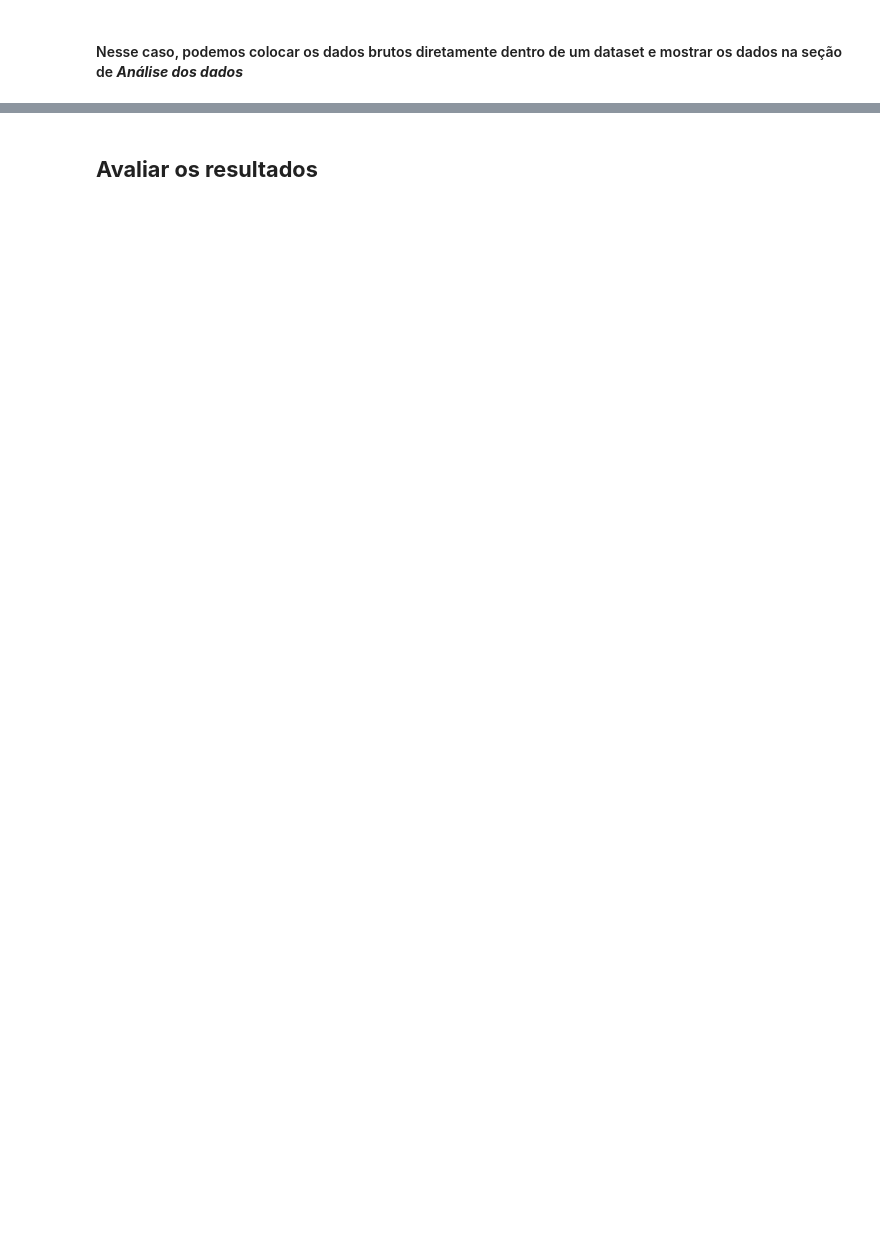
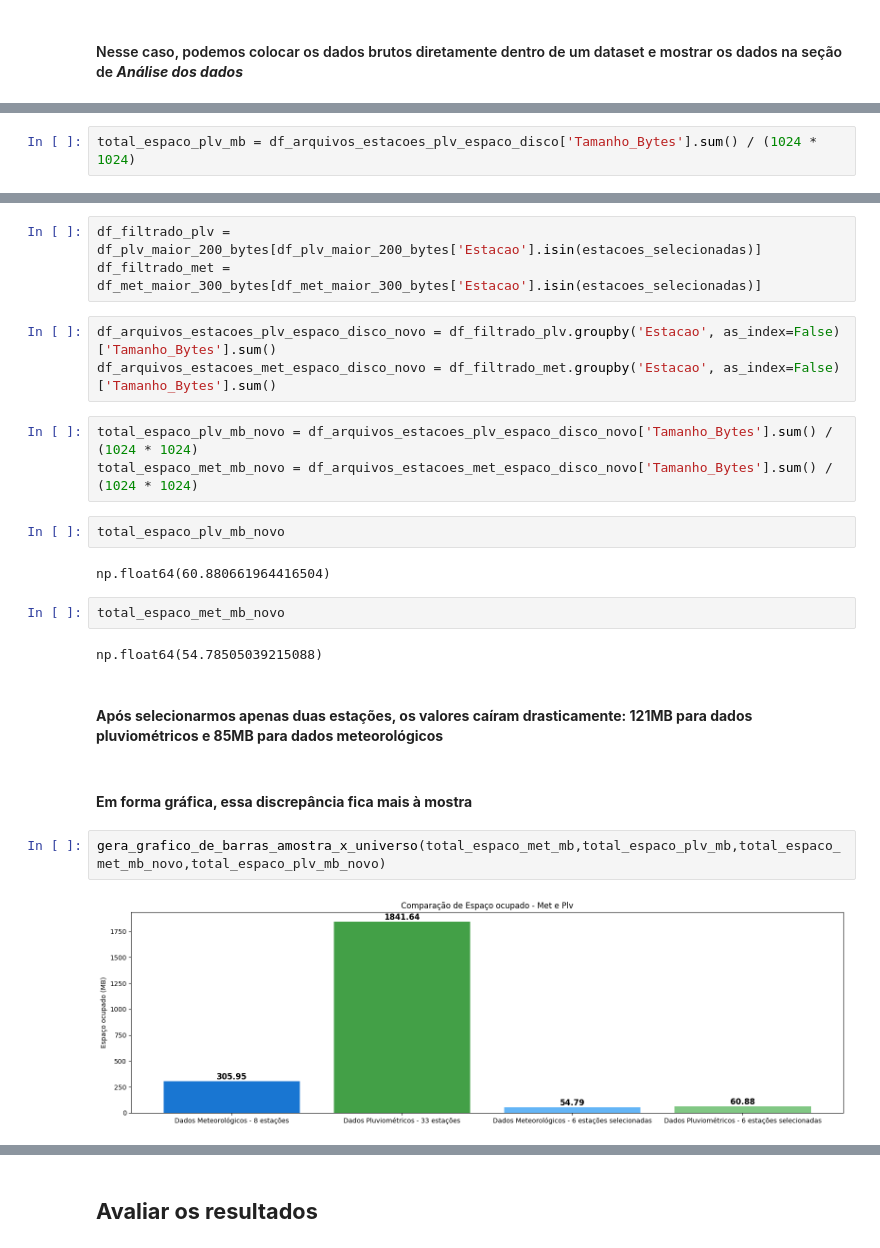
Before and after one commit to gabrielsimas/clima-rj-analise, a Jupyter notebook: MVP_AlertaRio.ipynb, the cells around one changed output, grey strips where cells are left out. Cells and saved outputs as stored; diff of their text form; blank space fills up the shorter version.

```diff
--- a/MVP_AlertaRio.ipynb
+++ b/MVP_AlertaRio.ipynb
@@ -615,0 +1122,2 @@ nome_arquivo = 'recreio_199712_Plv.txt'
+# %%
+total_espaco_plv_mb = df_arquivos_estacoes_plv_espaco_disco['Tamanho_Bytes'].sum() / (1024 * 1024)
@@ -615,0 +1144,25 @@ nome_arquivo = 'recreio_199712_Plv.txt'
+# %%
+df_filtrado_plv = df_plv_maior_200_bytes[df_plv_maior_200_bytes['Estacao'].isin(estacoes_selecionadas)]
+df_filtrado_met = df_met_maior_300_bytes[df_met_maior_300_bytes['Estacao'].isin(estacoes_selecionadas)]
+# %%
+df_arquivos_estacoes_plv_espaco_disco_novo = df_filtrado_plv.groupby('Estacao', as_index=False)['Tamanho_Bytes'].sum()
+df_arquivos_estacoes_met_espaco_disco_novo = df_filtrado_met.groupby('Estacao', as_index=False)['Tamanho_Bytes'].sum()
+# %%
+total_espaco_plv_mb_novo = df_arquivos_estacoes_plv_espaco_disco_novo['Tamanho_Bytes'].sum() / (1024 * 1024)
+total_espaco_met_mb_novo = df_arquivos_estacoes_met_espaco_disco_novo['Tamanho_Bytes'].sum() / (1024 * 1024)
+# %%
+total_espaco_plv_mb_novo
+# %% [output]
+np.float64(60.880661964416504)
+# %%
+total_espaco_met_mb_novo
+# %% [output]
+np.float64(54.78505039215088)
+# %% [markdown]
+#### **Após selecionarmos apenas duas estações, os valores caíram drasticamente: 121MB para dados pluviométricos e 85MB para dados meteorológicos**
+# %% [markdown]
+#### **Em forma gráfica, essa discrepância fica mais à mostra**
+# %%
+gera_grafico_de_barras_amostra_x_universo(total_espaco_met_mb,total_espaco_plv_mb,total_espaco_met_mb_novo,total_espaco_plv_mb_novo)
+# %% [output]
+[figure, added]
```
Also changed, not shown: parts of 342 cells of this notebook.
